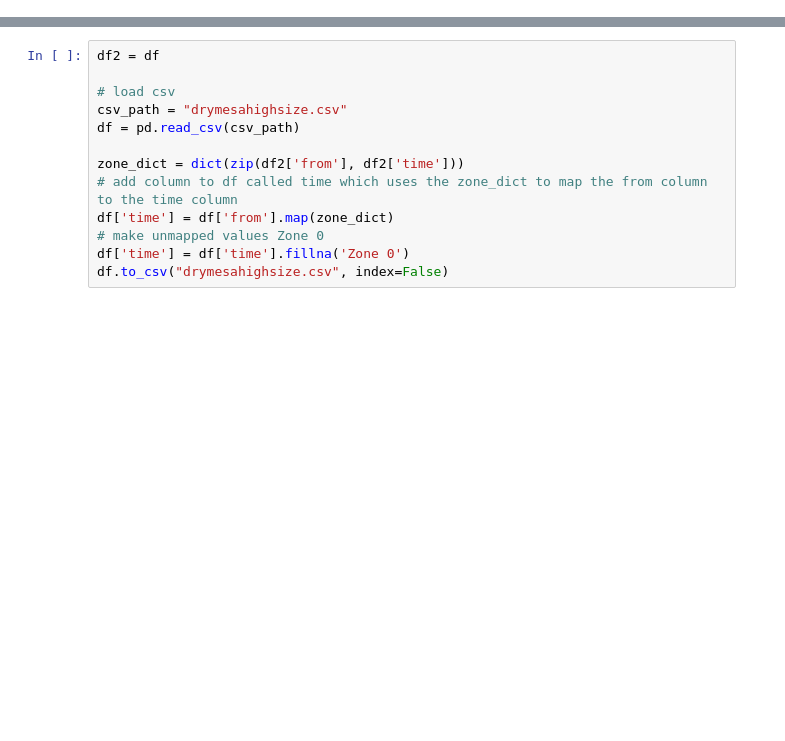
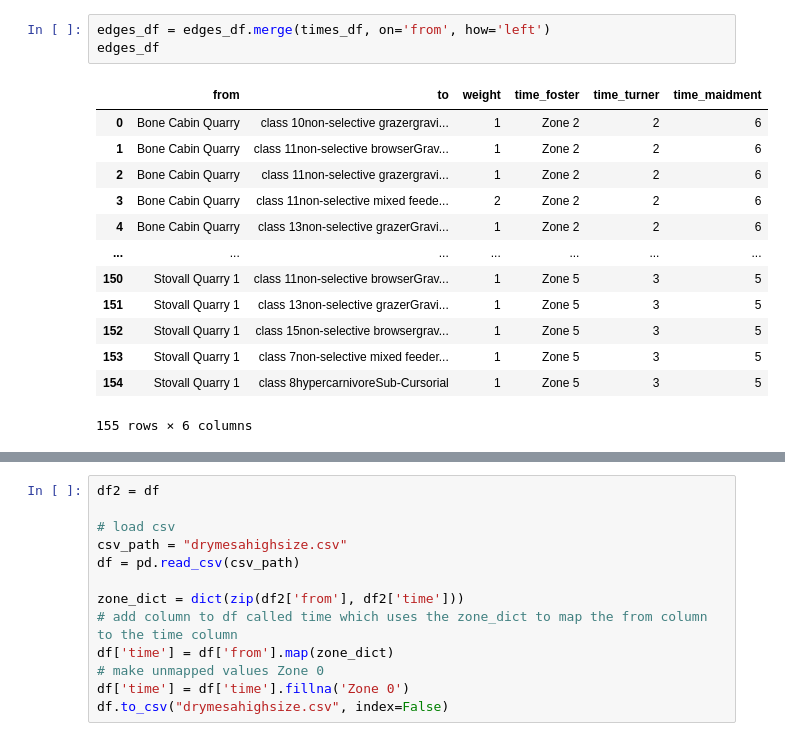
Before and after one commit to HGord2022/palaeoecology, a Jupyter notebook: infomap.ipynb, the cells around one changed output, grey strips where cells are left out. Cells and saved outputs as stored; diff of their text form; blank space fills up the shorter version.

```diff
--- a/infomap.ipynb
+++ b/infomap.ipynb
@@ -0,0 +45,17 @@
+# %%
+edges_df = edges_df.merge(times_df, on='from', how='left')
+edges_df
+# %% [output]
+|  | from | to | weight | time_foster | time_turner | time_maidment |
+| 0 | Bone Cabin Quarry | class 10non-selective grazergravi... | 1 | Zone 2 | 2 | 6 |
+| 1 | Bone Cabin Quarry | class 11non-selective browserGrav... | 1 | Zone 2 | 2 | 6 |
+| 2 | Bone Cabin Quarry | class 11non-selective grazergravi... | 1 | Zone 2 | 2 | 6 |
+| 3 | Bone Cabin Quarry | class 11non-selective mixed feede... | 2 | Zone 2 | 2 | 6 |
+| 4 | Bone Cabin Quarry | class 13non-selective grazerGravi... | 1 | Zone 2 | 2 | 6 |
+| ... | ... | ... | ... | ... | ... | ... |
+| 150 | Stovall Quarry 1 | class 11non-selective browserGrav... | 1 | Zone 5 | 3 | 5 |
+| 151 | Stovall Quarry 1 | class 13non-selective grazerGravi... | 1 | Zone 5 | 3 | 5 |
+| 152 | Stovall Quarry 1 | class 15non-selective browsergrav... | 1 | Zone 5 | 3 | 5 |
+| 153 | Stovall Quarry 1 | class 7non-selective mixed feeder... | 1 | Zone 5 | 3 | 5 |
+| 154 | Stovall Quarry 1 | class 8hypercarnivoreSub-Cursorial | 1 | Zone 5 | 3 | 5 |
+155 rows × 6 columns
```
Also changed, not shown: parts of 9 cells of this notebook, 4 other files.
